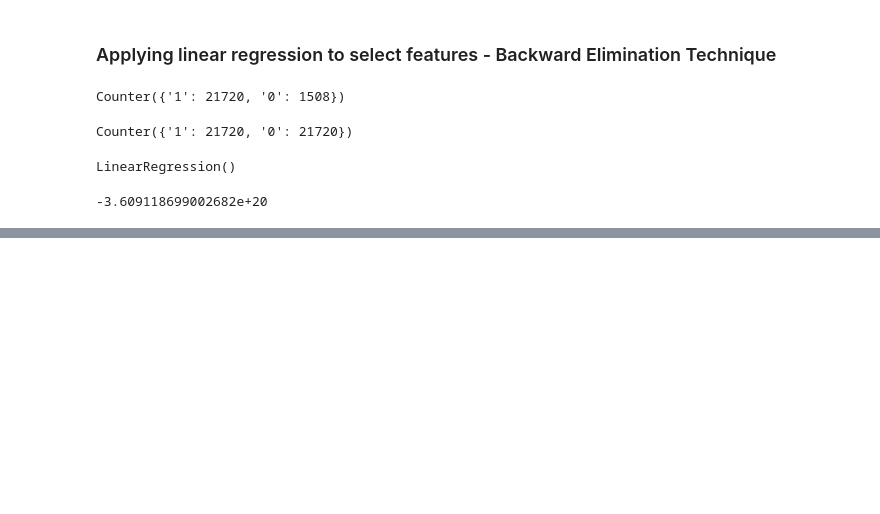
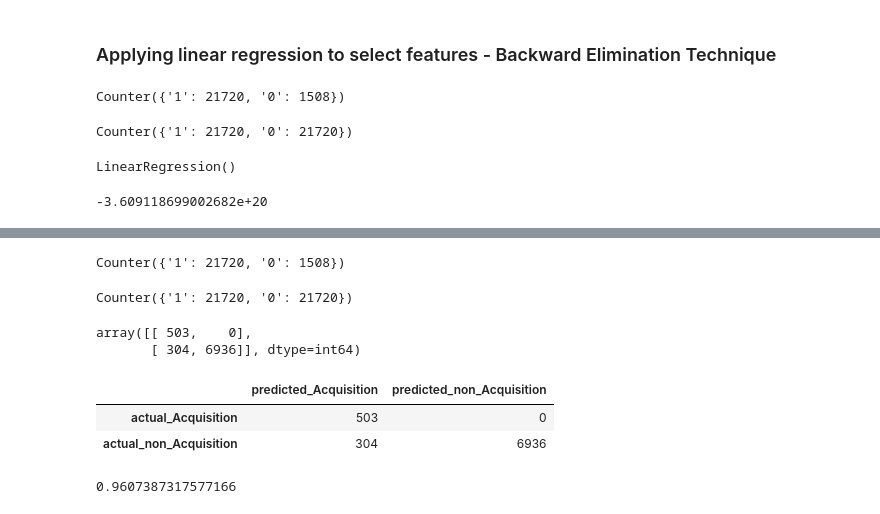
Before and after one commit to PaulIsenberg/FWIP_Venture, a Jupyter notebook: applying_ML.ipynb, the cells around one changed output, grey strips where cells are left out. Saved outputs shown, nothing was run; the diff lists cells and outputs as text; code cells hidden in the pictures; blank space fills up the shorter version.

```diff
--- a/applying_ML.ipynb
+++ b/applying_ML.ipynb
@@ -977,0 +1078,41 @@ strong multicollinearity problems or that the design matrix is singular.
+# %%
+# Count target train data
+Counter(y_train1)
+# %% [output]
+Counter({'1': 21720, '0': 1508})
+# %%
+# Resampling with SMOTE Oversampling
+X_resampled1, y_resampled1 = SMOTE(random_state=1, sampling_strategy='auto').fit_resample(X_train1, y_train1)
+Counter(y_resampled1)
+# %% [output]
+Counter({'1': 21720, '0': 21720})
+# %%
+# Creating random forest classifier
+rf_model1 = RandomForestClassifier(n_estimators=128, random_state=78)
+# %%
+# Fitting the model
+rf_model1 = rf_model1.fit(X_resampled1, y_resampled1)
+# %%
+# Making predictions using the testing data.
+predictions1 = rf_model1.predict(X_test1)
+# %%
+# Calculating the confusion matrix.
+cm1 = confusion_matrix(y_test1, predictions1)
+cm1
+# %% [output]
+array([[ 503,    0],
+       [ 304, 6936]], dtype=int64)
+# %%
+# Out of confusion matrix making a df with proper label names
+df_rand_for1 = pd.DataFrame(data=cm1, columns=["predicted_Acquisition","predicted_non_Acquisition"], index=["actual_Acquisition","actual_non_Acquisition"])
+df_rand_for1
+# %% [output]
+|  | predicted_Acquisition | predicted_non_Acquisition |
+| actual_Acquisition | 503 | 0 |
+| actual_non_Acquisition | 304 | 6936 |
+# %%
+# Calculating the accuracy score.
+acc_score1 = accuracy_score(y_test1, predictions1)
+acc_score1
+# %% [output]
+0.9607387317577166
```
Also changed, not shown: parts of 13 cells of this notebook.
